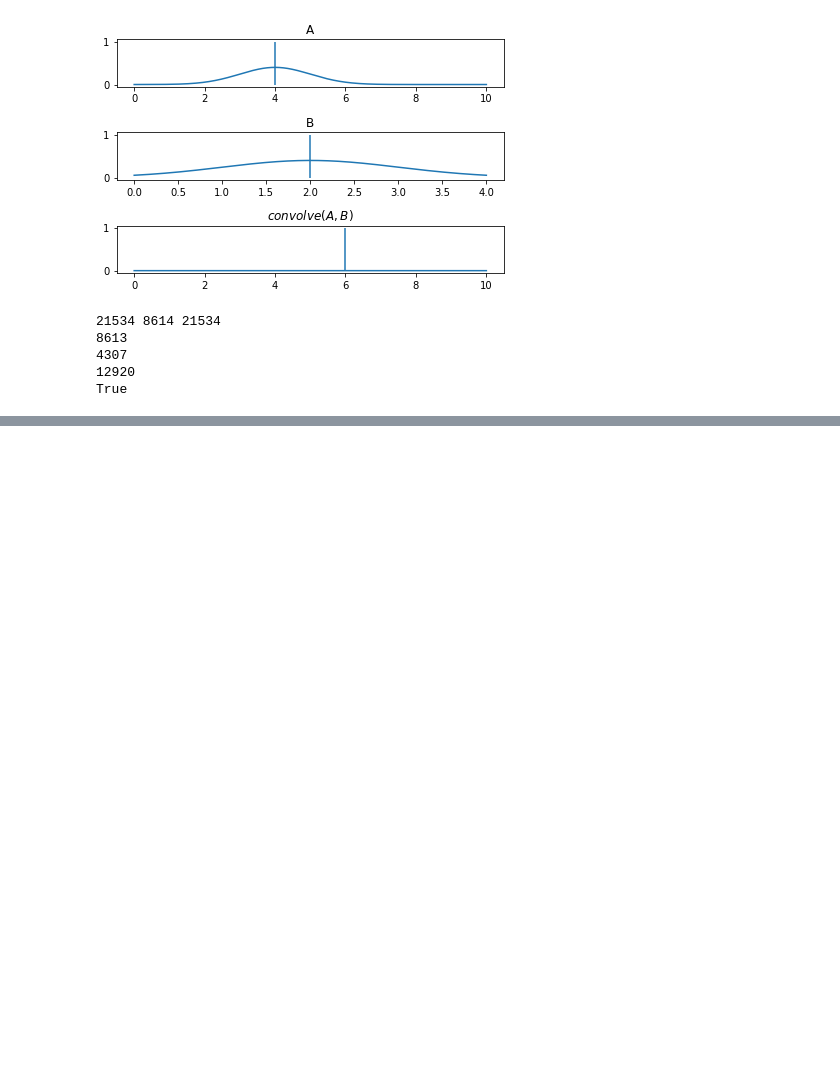
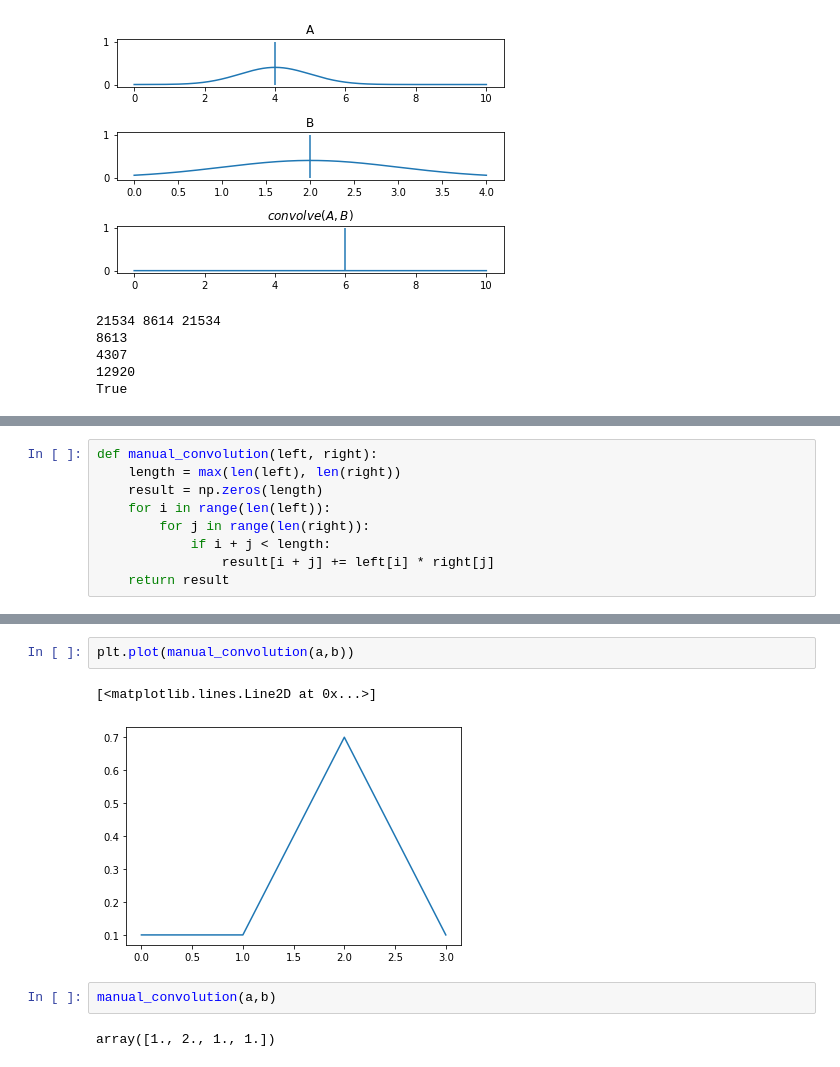
Before and after one commit to tomzhu1024/auto-accompaniment-reboot, a Jupyter notebook: playground/refrac_check.ipynb, the cells around one changed output, grey strips where cells are left out. Drawn from its saved outputs; the diff is of its cells as text; blank space fills up the shorter version.

```diff
--- a/playground/refrac_check.ipynb
+++ b/playground/refrac_check.ipynb
@@ -708,0 +738,9 @@ True
+# %%
+def manual_convolution(left, right):
+    length = max(len(left), len(right))
+    result = np.zeros(length)
+    for i in range(len(left)):
+        for j in range(len(right)):
+            if i + j < length:
+                result[i + j] += left[i] * right[j]
+    return result
@@ -708,0 +754,9 @@ True
+# %%
+plt.plot(manual_convolution(a,b))
+# %% [output]
+[<matplotlib.lines.Line2D at 0x...>]
+[figure, added]
+# %%
+manual_convolution(a,b)
+# %% [output]
+array([1., 2., 1., 1.])
```
Also changed, not shown: parts of 29 cells of this notebook, 6 other files.
